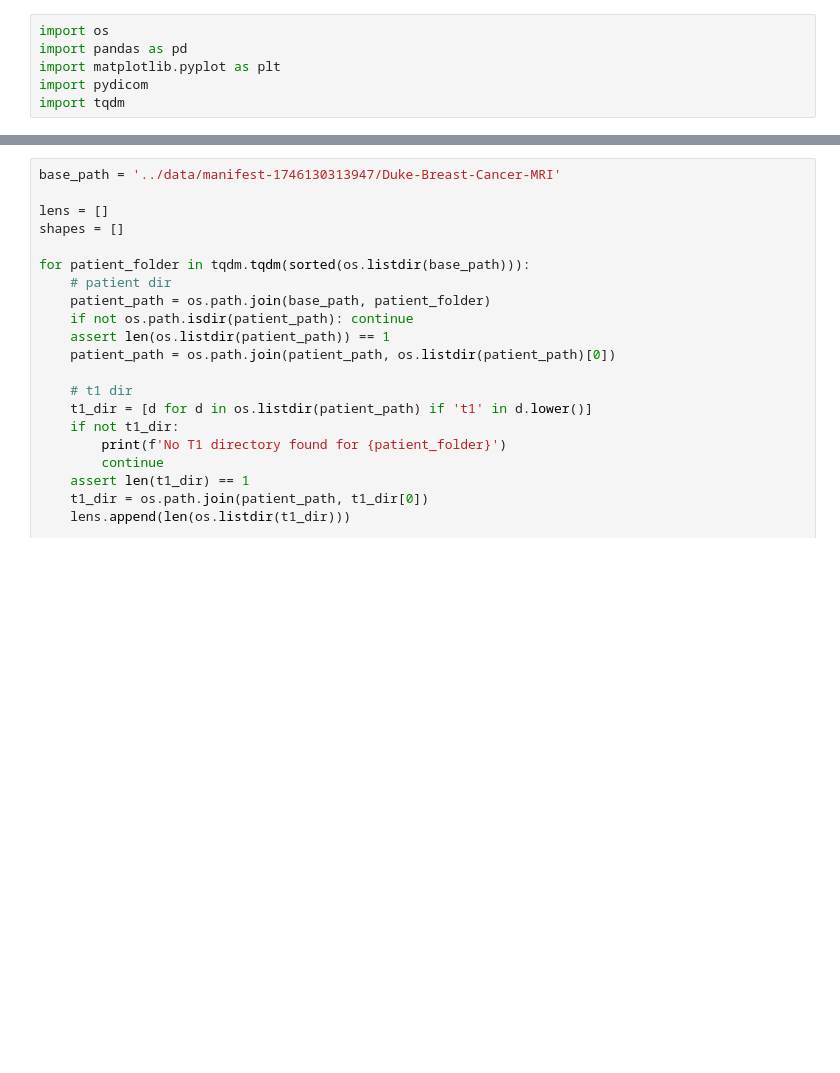
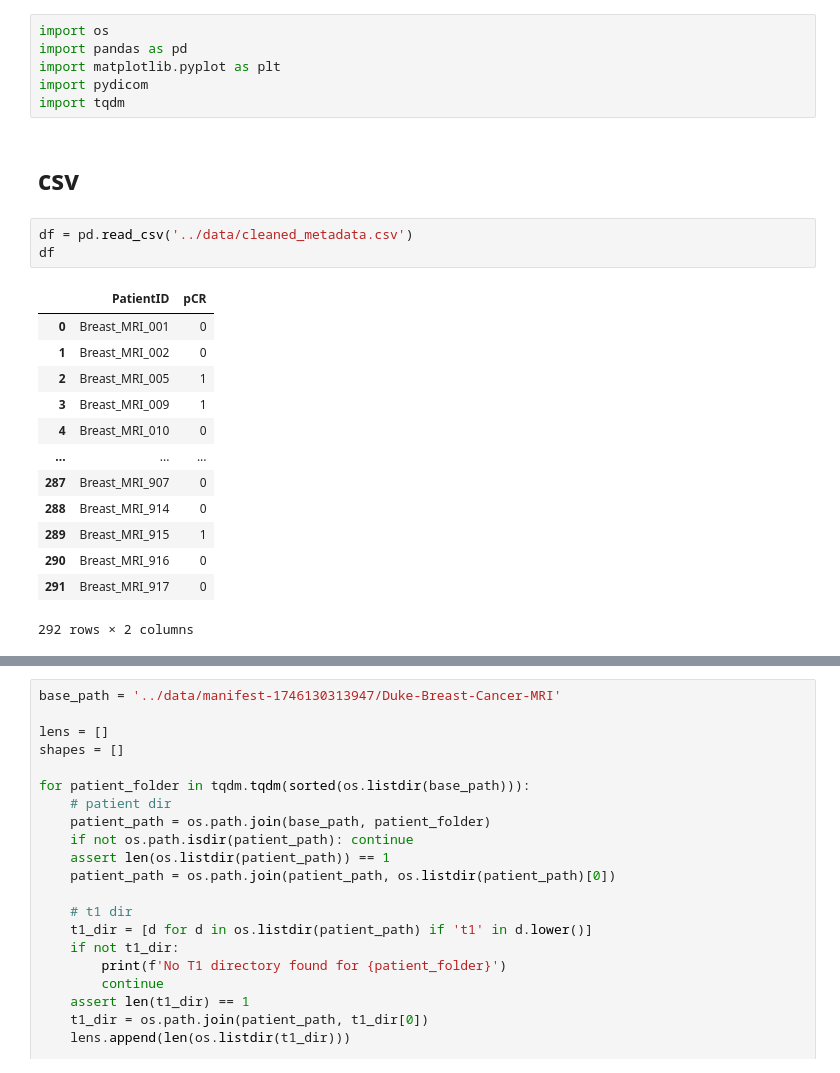
Before and after one commit to jstabet/breast_mri_chemo, a Jupyter notebook: src/0_eda.ipynb, the cells around one changed output, grey strips where cells are left out. Saved outputs shown, nothing was run; the diff lists cells and outputs as text; blank space fills up the shorter version.

```diff
--- a/src/0_eda.ipynb
+++ b/src/0_eda.ipynb
@@ -4,3 +4,22 @@ import pandas as pd
 import matplotlib.pyplot as plt
 import pydicom
 import tqdm
+# %% [markdown]
+# csv
+# %%
+df = pd.read_csv('../data/cleaned_metadata.csv')
+df
+# %% [output]
+|  | PatientID | pCR |
+| 0 | Breast_MRI_001 | 0 |
+| 1 | Breast_MRI_002 | 0 |
+| 2 | Breast_MRI_005 | 1 |
+| 3 | Breast_MRI_009 | 1 |
+| 4 | Breast_MRI_010 | 0 |
+| ... | ... | ... |
+| 287 | Breast_MRI_907 | 0 |
+| 288 | Breast_MRI_914 | 0 |
+| 289 | Breast_MRI_915 | 1 |
+| 290 | Breast_MRI_916 | 0 |
+| 291 | Breast_MRI_917 | 0 |
+292 rows × 2 columns
```
Also changed, not shown: parts of 5 cells of this notebook, 7 other files.
